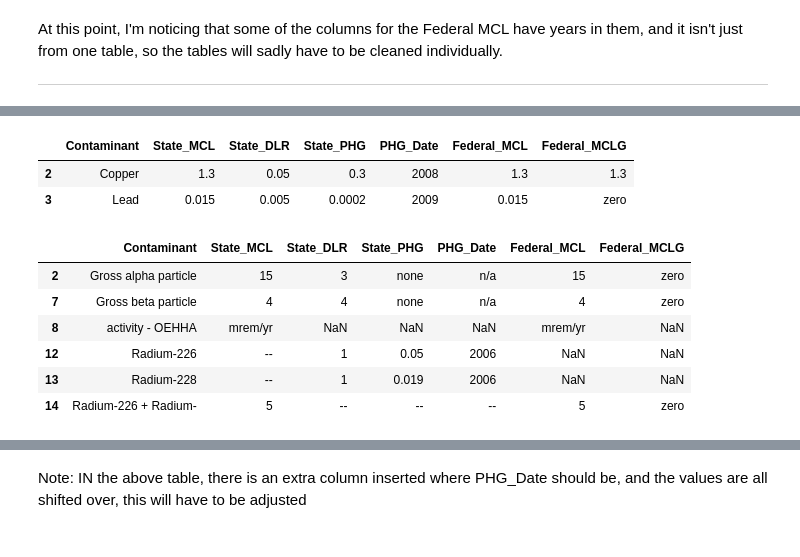
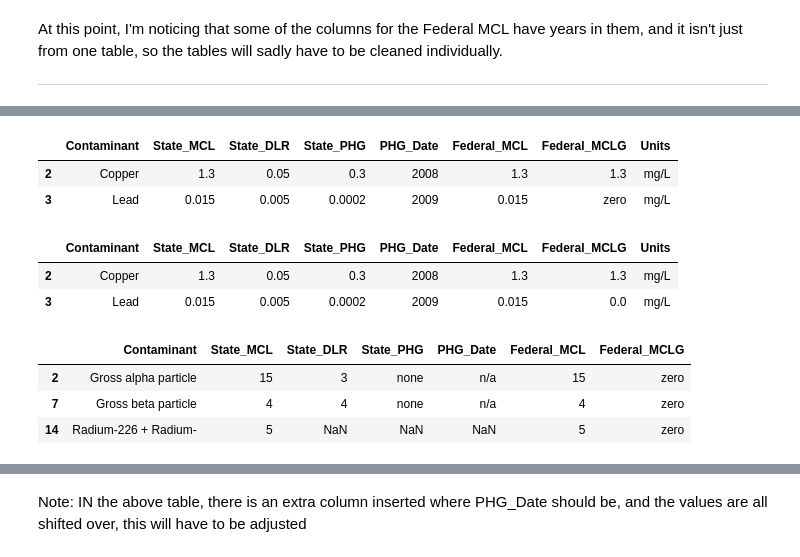
Before and after one commit to FreshOats/Water_Quality, a Jupyter notebook: Tabulate_PDF_Table.ipynb, the cells around one changed output, grey strips where cells are left out. Cells and saved outputs as stored; diff of their text form; code cells hidden in the pictures.

```diff
--- a/Tabulate_PDF_Table.ipynb
+++ b/Tabulate_PDF_Table.ipynb
@@ -102,3 +107,4 @@ At this point, I'm noticing that some of the columns for the Federal MCL have ye
 # %%
 df_list[0].dropna(subset=['State_MCL'], how='all', inplace=True)
 df_list[0] = df_list[0].loc[df_list[0].State_MCL != 'MCL']
+df_list[0]['Units'] = 'mg/L' # All units are mg/L unless otherwise specified
@@ -105,3 +113,9 @@ df_list[0] = df_list[0].loc[df_list[0].State_MCL != 'MCL']
+# %%
+df_list[0].loc[4, ["Federal_MCLG"]] = [0]  # Fixes the string zero to numerical
+df_list[0].loc[5, ["Contaminant", "State_MCL", "State_DLR", "State_PHG", "PHG_Date", "Federal_MCL", "Federal_MCLG", "Units"]] = [
+    'Asbestos', 7.0, 0.2, 7.0, 2003, 7.0, 7.0, 'MFL']  # Removes the units from every value to numerical values
+# Changes long text to just chromium, total - changes 'witdrawn' to Null
+df_list[0].loc[12, ["Contaminant", "State_PHG"]] = ['Chromium, Total', np.nan]
 # %%
 df_list[0]
 # %% [output]
@@ -118,5 +132,6 @@ df_list[0]
 n = 1
 df_list[n].dropna(subset=['State_MCL'], how='all', inplace=True)
 df_list[n] = df_list[n].loc[df_list[n].State_MCL != 'MCL']
+df_list[n]['Units'] = 'mg/L'
 df_list[n]
 # %% [output]
@@ -134,0 +149,9 @@ df_list[n]
+# %%
+
+df_list[n].loc[0, ["Contaminant"]] = ['Chromium, Hexavalent']
+df_list[n].loc[3, ["Contaminant", "PHG_Date"]] = ['Mercury', 2005]
+df_list[n].loc[5, ["Contaminant", "State_MCL", "State_PHG", "Units"]] = ['Nitrate', 10, 45, '10 as N mg/L']
+df_list[n].loc[6, ["Contaminant", "State_MCL", "State_PHG", "Units"]] = ['Nitrite', 1, 1, '1 as N mg/L']
+df_list[n].loc[7, ["Contaminant", "State_MCL", "State_PHG", "Units"]] = ['Nitrate + Nitrite', 10, 10, '10 as N mg/L']
+df_list[n].loc[10, ["PHG_Date"]] = [2004]
+df_list[n]
@@ -135,22 +171,28 @@ df_list[n]
 # %%
 n = 2
 df_list[n].dropna(subset=['State_MCL'], how='all', inplace=True)
 df_list[n] = df_list[n].loc[df_list[n].State_MCL != 'MCL']
+df_list[n]['Units'] = 'mg/L'
 df_list[n]
 # %% [output]
-|  | Contaminant | State_MCL | State_DLR | State_PHG | PHG_Date | Federal_MCL | Federal_MCLG |
-| 2 | Copper | 1.3 | 0.05 | 0.3 | 2008 | 1.3 | 1.3 |
-| 3 | Lead | 0.015 | 0.005 | 0.0002 | 2009 | 0.015 | zero |
+|  | Contaminant | State_MCL | State_DLR | State_PHG | PHG_Date | Federal_MCL | Federal_MCLG | Units |
+| 2 | Copper | 1.3 | 0.05 | 0.3 | 2008 | 1.3 | 1.3 | mg/L |
+| 3 | Lead | 0.015 | 0.005 | 0.0002 | 2009 | 0.015 | zero | mg/L |
+# %%
+df_list[n].loc[3, ["Federal_MCLG"]] = [0.0]
+df_list[n]
+# %% [output]
+|  | Contaminant | State_MCL | State_DLR | State_PHG | PHG_Date | Federal_MCL | Federal_MCLG | Units |
+| 2 | Copper | 1.3 | 0.05 | 0.3 | 2008 | 1.3 | 1.3 | mg/L |
+| 3 | Lead | 0.015 | 0.005 | 0.0002 | 2009 | 0.015 | 0.0 | mg/L |
 # %%
 n = 3
 df_list[n].dropna(subset=['State_MCL'], how='all', inplace=True)
 df_list[n] = df_list[n].loc[df_list[n].State_MCL != 'MCL']
+df_list[n] = df_list[n].loc[df_list[n].State_MCL != 'mrem/yr']
 df_list[n]
 # %% [output]
 |  | Contaminant | State_MCL | State_DLR | State_PHG | PHG_Date | Federal_MCL | Federal_MCLG |
 | 2 | Gross alpha particle | 15 | 3 | none | n/a | 15 | zero |
 | 7 | Gross beta particle | 4 | 4 | none | n/a | 4 | zero |
-| 8 | activity - OEHHA | mrem/yr | NaN | NaN | NaN | mrem/yr | NaN |
-| 12 | Radium-226 | -- | 1 | 0.05 | 2006 | NaN | NaN |
-| 13 | Radium-228 | -- | 1 | 0.019 | 2006 | NaN | NaN |
-| 14 | Radium-226 + Radium- | 5 | -- | -- | -- | 5 | zero |
+| 14 | Radium-226 + Radium- | 5 | NaN | NaN | NaN | 5 | zero |
```
Also changed, not shown: parts of 39 cells of this notebook, 2 other files.
